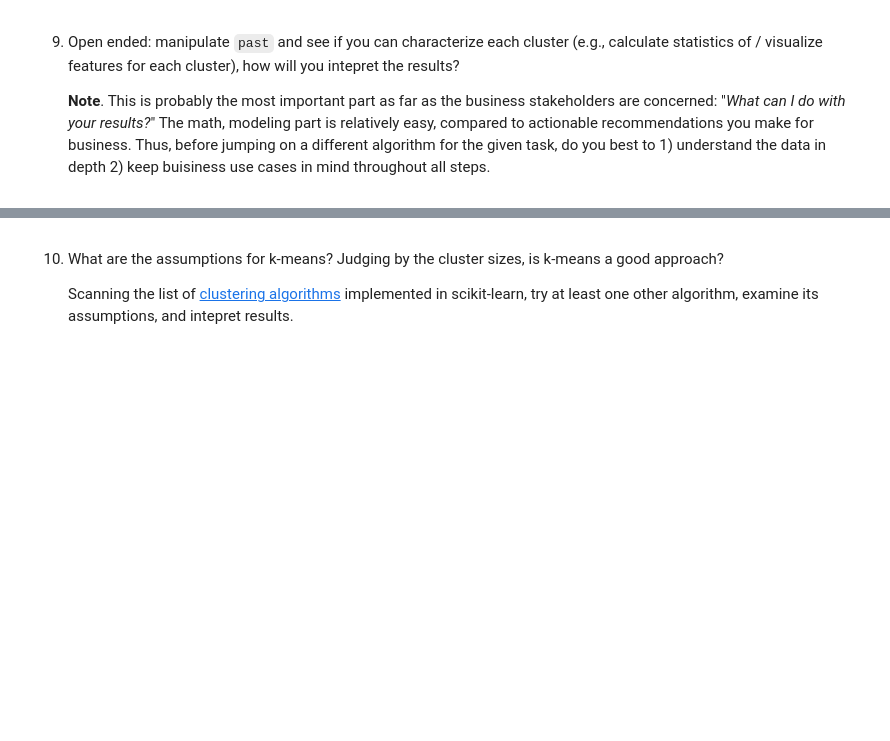
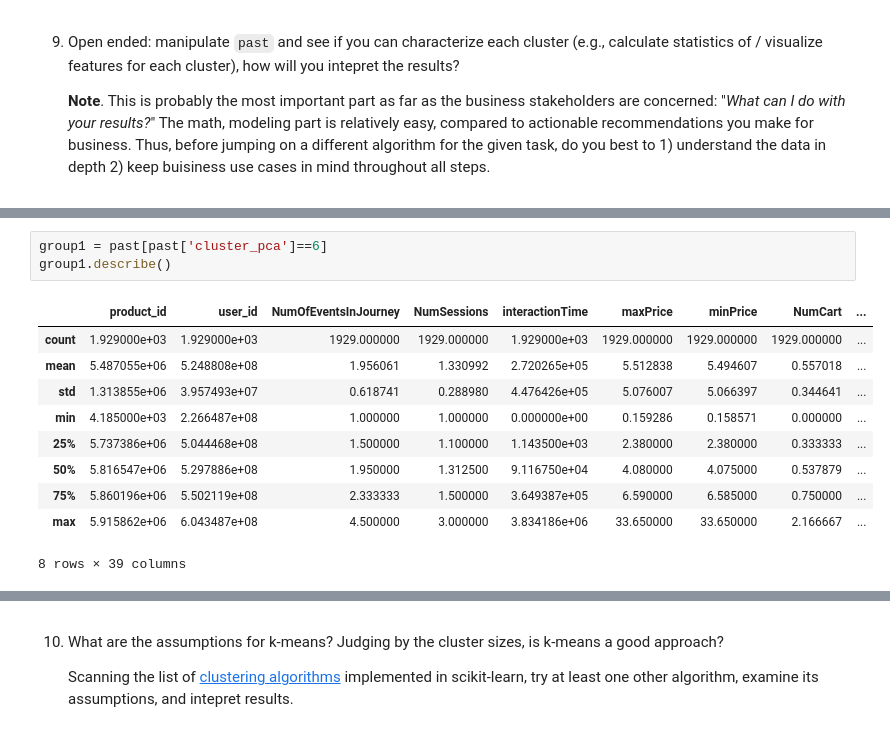
Before and after one commit to happykygo/FourthBrain, a Jupyter notebook: week-08-unsupervised-ml/nb/new-product-launch.ipynb, the cells around one changed output, grey strips where cells are left out. Drawn from its saved outputs; the diff is of its cells as text; blank space fills up the shorter version.

```diff
--- a/week-08-unsupervised-ml/nb/new-product-launch.ipynb
+++ b/week-08-unsupervised-ml/nb/new-product-launch.ipynb
@@ -286,3 +304,17 @@ If not, what followup steps and / or recommendations will you make as an MLE?
+# %%
+group1 = past[past['cluster_pca']==6]
+group1.describe()
+# %% [output]
+|  | product_id | user_id | NumOfEventsInJourney | NumSessions | interactionTime | maxPrice | minPrice | NumCart | ... |
+| count | 1.929000e+03 | 1.929000e+03 | 1929.000000 | 1929.000000 | 1.929000e+03 | 1929.000000 | 1929.000000 | 1929.000000 | ... |
+| mean | 5.487055e+06 | 5.248808e+08 | 1.956061 | 1.330992 | 2.720265e+05 | 5.512838 | 5.494607 | 0.557018 | ... |
+| std | 1.313855e+06 | 3.957493e+07 | 0.618741 | 0.288980 | 4.476426e+05 | 5.076007 | 5.066397 | 0.344641 | ... |
+| min | 4.185000e+03 | 2.266487e+08 | 1.000000 | 1.000000 | 0.000000e+00 | 0.159286 | 0.158571 | 0.000000 | ... |
+| 25% | 5.737386e+06 | 5.044468e+08 | 1.500000 | 1.100000 | 1.143500e+03 | 2.380000 | 2.380000 | 0.333333 | ... |
+| 50% | 5.816547e+06 | 5.297886e+08 | 1.950000 | 1.312500 | 9.116750e+04 | 4.080000 | 4.075000 | 0.537879 | ... |
+| 75% | 5.860196e+06 | 5.502119e+08 | 2.333333 | 1.500000 | 3.649387e+05 | 6.590000 | 6.585000 | 0.750000 | ... |
+| max | 5.915862e+06 | 6.043487e+08 | 4.500000 | 3.000000 | 3.834186e+06 | 33.650000 | 33.650000 | 2.166667 | ... |
+8 rows × 39 columns
 # %%
 group1 = past[past['cluster_pca']==0]
 group1.describe()
```
Also changed, not shown: parts of 23 cells of this notebook.
